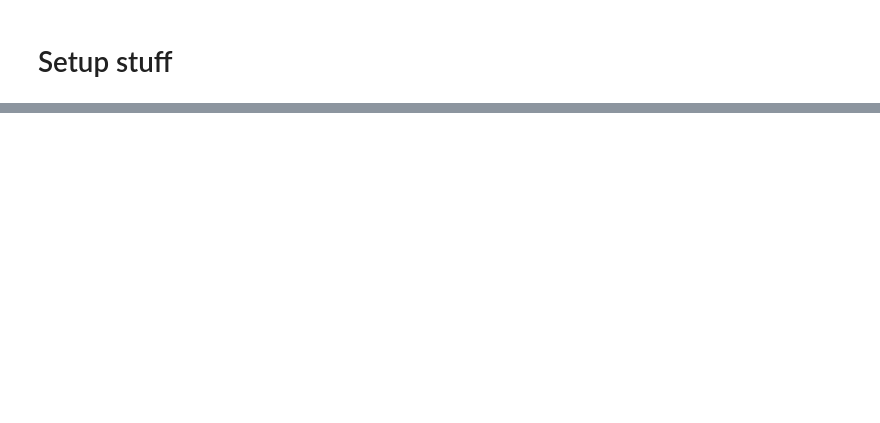
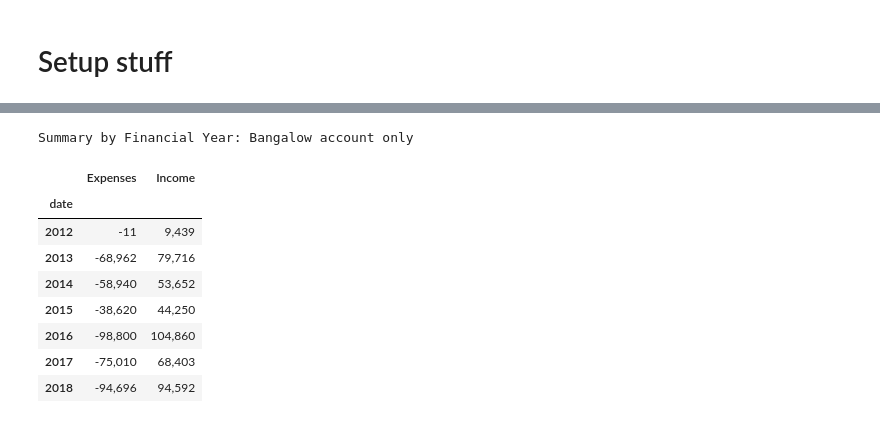
Before and after one commit to cooperoelrichs/Treasurer, a Jupyter notebook: notebooks/stuff.ipynb, the cells around one changed output, grey strips where cells are left out. Saved outputs shown, nothing was run; the diff lists cells and outputs as text; code cells hidden in the pictures; blank space fills up the shorter version.

```diff
--- a/notebooks/stuff.ipynb
+++ b/notebooks/stuff.ipynb
@@ -165,0 +160,22 @@ Summary by Project Code: financial year starting 2017 and Bangalow account only
+# %%
+account = 'Bangalow'
+print('Summary by Financial Year: {} account only'.format(account))
+s = SummaryTools.fy_summary(full[full['Account'] == account])
+s = s.drop('Balance', axis=1)
+s = s.drop('Internal', axis=1)
+s = s.drop('Non-SIES', axis=1)
+display(HTML(s.to_html(formatters={
+    'Expenses': lambda x: '{:,.0f}'.format(x),
+    'Income': lambda x: '{:,.0f}'.format(x),
+})))
+# %% [output]
+Summary by Financial Year: Bangalow account only
+|  | Expenses | Income |
+| date |  |  |
+| 2012 | -11 | 9,439 |
+| 2013 | -68,962 | 79,716 |
+| 2014 | -58,940 | 53,652 |
+| 2015 | -38,620 | 44,250 |
+| 2016 | -98,800 | 104,860 |
+| 2017 | -75,010 | 68,403 |
+| 2018 | -94,696 | 94,592 |
```
Also changed, not shown: parts of 9 cells of this notebook.
